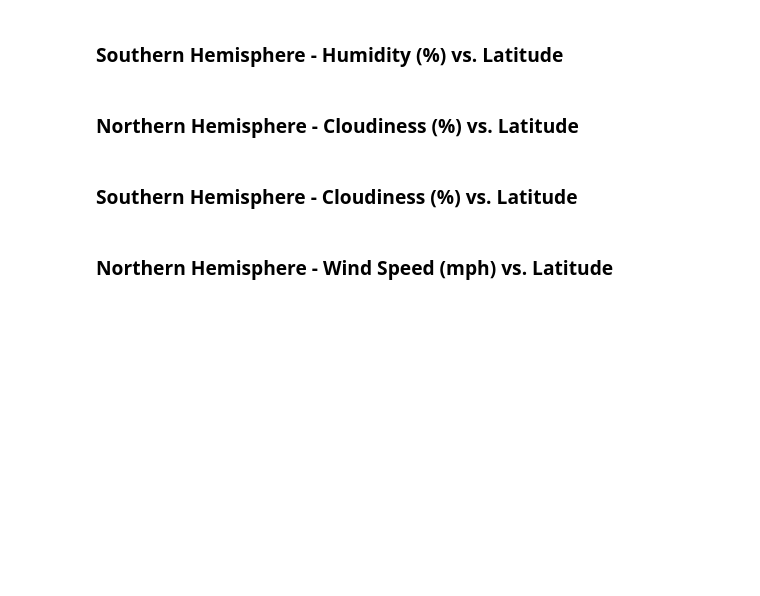
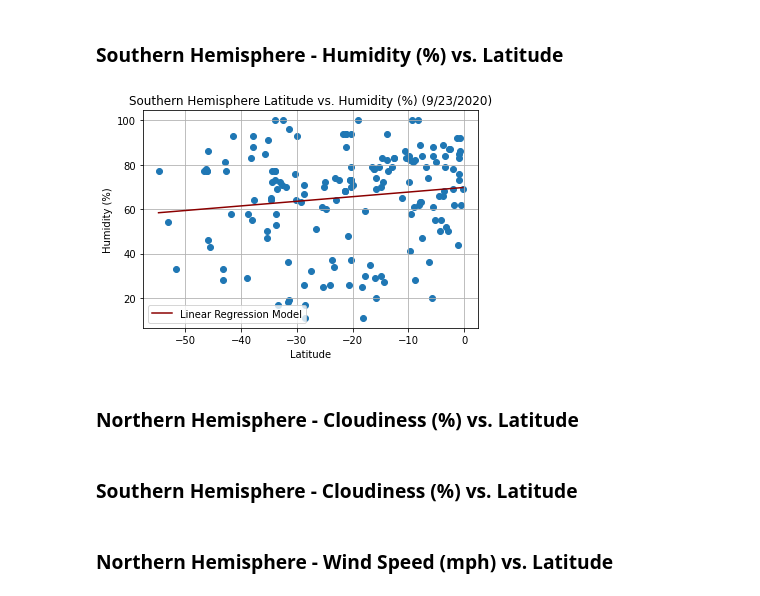
Before and after one commit to alplky/python-APIs-challenge, a Jupyter notebook: WeatherPy/WeatherPy.ipynb, the cells around one changed output. Cells and saved outputs as stored; diff of their text form; code cells hidden in the pictures; blank space fills up the shorter version.

```diff
--- a/WeatherPy/WeatherPy.ipynb
+++ b/WeatherPy/WeatherPy.ipynb
@@ -304,6 +338,40 @@ plt.show()
 #### analysis
 # %% [markdown]
 ### Southern Hemisphere - Humidity (%) vs. Latitude
+# %%
+#create variables for plotting
+southern_humidity = southern_hem["humidity"]
+
+#create x and y for training the model
+X_SH = [[e] for e in southern_lat]
+y_sh = southern_humidity
+
+#estabish model
+model = LinearRegression()
+
+#fit and train the model
+model.fit(X_SH, y_sh)
+
+#create predict funtion for plotting
+def predict_function_sh(southern_lat):
+    return model.predict([[southern_lat]])[0]
+
+#create range and predict for plotting
+x_range_sh = np.arange(min(southern_lat), max(southern_lat), 0.01)
+predict_southern_humidity = [predict_function_sh(e) for e in x_range_sh]
+# %%
+#create plot
+plt.scatter(southern_lat, southern_humidity)
+plt.title("Southern Hemisphere Latitude vs. Humidity (%) (9/23/2020)")
+plt.xlabel("Latitude")
+plt.ylabel("Humidity (%)")
+plt.grid()
+plt.plot(x_range_sh, predict_southern_humidity, color="darkred", label="Linear Regression Model")
+plt.legend()
+plt.savefig("Images/southern_humidity_plot.png")
+plt.show()
+# %% [output]
+[figure, added]
 # %%
 #### analysis
 # %% [markdown]
```
Also changed, not shown: parts of 4 cells of this notebook.
